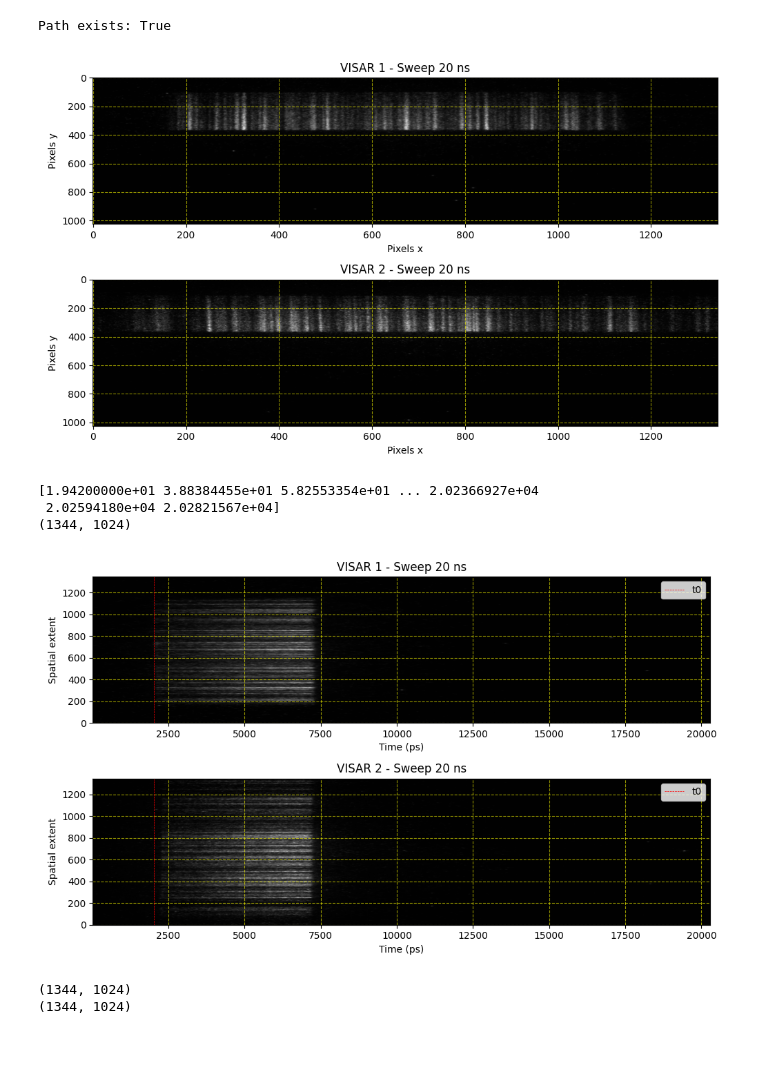
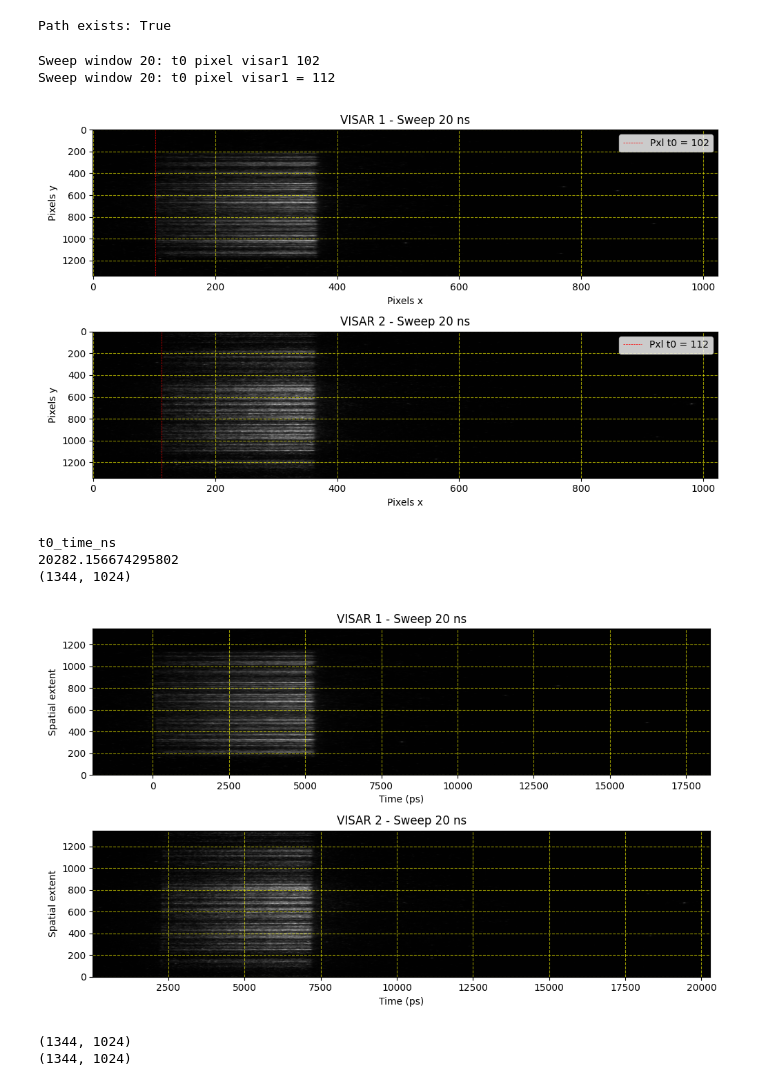
Before and after one commit to mila-fitzgerald/SACLA_RIXS_2025, a Jupyter notebook: visar_calibration.ipynb, the cells around one changed output. Saved outputs shown, nothing was run; the diff lists cells and outputs as text; code cells hidden in the pictures; blank space fills up the shorter version.

Commit message:
Updated VISAR calibration file
Corrected file with final VISAR timebase (including polynomial and t0)

```diff
--- a/visar_calibration.ipynb
+++ b/visar_calibration.ipynb
@@ -68,36 +68,54 @@ poly_coeffs = coefficients[selected_sweep]
 # Open the images
 image_pathV1 = os.path.join(visar1_folderpath_cal, f"v1_sync{selected_sweep}ns.tif")
 image_V1 = Image.open(image_pathV1)
 image_arrayV1 = np.array(image_V1)
 
-# image_arrayV1 = np.rot90(np.flip(image_arrayV1, (0,1)),3)
+image_arrayV1 = np.rot90(np.flip(image_arrayV1, (0,1)),3)
 
 ax[0].imshow(image_arrayV1, cmap='gray', aspect='auto')
 ax[0].set_xlabel("Pixels x")
 ax[0].set_ylabel("Pixels y")
 ax[0].set_title(f"VISAR 1 - Sweep {selected_sweep} ns")
 
+ny, nx = image_arrayV1.shape
+pixels = np.arange(nx)
+V1_t0_20ns = int(pixels[-1]*0.1)
+
+ax[0].axvline(x = V1_t0, color='red', linestyle='--', linewidth=0.5, label=f'Pxl t0 = {V1_t0}')
+print(f'Sweep window {selected_sweep}: t0 pixel visar1 {V1_t0}')
+
 # Add grid
 ax[0].grid(True, color='yellow', linestyle='--', alpha=0.6)
+ax[0].legend()
 
 image_pathV2 = os.path.join(visar2_folderpath_cal, f"v2__sync{selected_sweep}ns.tif")
 image_V2 = Image.open(image_pathV2)
 image_arrayV2 = np.array(image_V2)
 
-# image_arrayV2 = np.rot90(np.flip(image_arrayV2, (0,1)),3)
+image_arrayV2 = np.rot90(np.flip(image_arrayV2, (0,1)),3)
+
+ny, nx = image_arrayV2.shape
+pixels = np.arange(nx)
+V2_t0_20ns = int(pixels[-1]*0.11)
+
+ax[1].axvline(x = V2_t0, color='red', linestyle='--', linewidth=0.5, label=f'Pxl t0 = {V2_t0}')
+print(f'Sweep window {selected_sweep}: t0 pixel visar1 = {V2_t0}')
 
 ax[1].imshow(image_arrayV2, cmap='gray', aspect='auto')
 ax[1].set_xlabel("Pixels x")
 ax[1].set_ylabel("Pixels y")
 ax[1].set_title(f"VISAR 2 - Sweep {selected_sweep} ns")
 
 # Add grid
 ax[1].grid(True, color='yellow', linestyle='--', alpha=0.6)
+ax[1].legend()
 
 plt.tight_layout()
 plt.show()
 # %% [output]
+Sweep window 20: t0 pixel visar1 102
+Sweep window 20: t0 pixel visar1 = 112
-[figure, old version]
+[figure, new version]
 # %%
 # Calibration for different time windows
 
@@ -116,15 +134,19 @@ image_arrayV1 = np.array(image_V1)
 image_arrayV1 = np.rot90(np.flip(image_arrayV1, (0,1)),3)
 
 ny, nx = image_arrayV1.shape
-
 time_ns = pixel_to_time_axis(nx, poly_coeffs)
 
-print(time_ns)
-extent = [time_ns[0], time_ns[-1], 0, ny]
+t0_time_ns = pixel_to_time_axis(V1_t0_20ns + 1, poly_coeffs)[-1]
+print('t0_time_ns')
+
+print(time_ns[-1])
+
+time_ns_shifted = time_ns - t0_time_ns
+extent = [time_ns_shifted[0], time_ns_shifted[-1], 0, ny]
 
 ax[0].imshow(image_arrayV1, cmap='gray', aspect='auto', extent=extent)
 
-ax[0].axvline(x = time_ns[-1]*0.1, color='red', linestyle='--', linewidth=0.5, label='t0')
+# print(f't0 pixel visar1 {int(time_ns[-1]*0.1)}')
 
 ax[0].set_xlabel("Time (ps)")
 ax[0].set_ylabel("Spatial extent")
@@ -132,7 +154,7 @@ ax[0].set_title(f"VISAR 1 - Sweep {selected_sweep} ns")
 
 # Add grid
 ax[0].grid(True, color='yellow', linestyle='--', alpha=0.6)
-ax[0].legend()
+# ax[0].legend()
 
 image_pathV2 = os.path.join(visar2_folderpath_cal, f"v2__sync{selected_sweep}ns.tif")
 image_V2 = Image.open(image_pathV2)
@@ -149,7 +171,7 @@ extent = [time_ns[0], time_ns[-1], 0, ny]
 
 ax[1].imshow(image_arrayV2, cmap='gray', aspect='auto', extent=extent)
 
-ax[1].axvline(x = time_ns[-1]*0.1, color='red', linestyle='--', linewidth=0.5, label='t0')
+# print(f't0 pixel visar2 {int(time_ns[-1]*0.1)}')
 
 ax[1].set_xlabel("Time (ps)")
 ax[1].set_ylabel("Spatial extent")
@@ -158,14 +180,14 @@ ax[1].set_title(f"VISAR 2 - Sweep {selected_sweep} ns")
 # Add grid
 ax[1].grid(True, color='yellow', linestyle='--', alpha=0.6)
 
-ax[1].legend()
+# ax[1].legend()
 plt.tight_layout()
 plt.show()
 # %% [output]
-[1.94200000e+01 3.88384455e+01 5.82553354e+01 ... 2.02366927e+04
- 2.02594180e+04 2.02821567e+04]
+t0_time_ns
+20282.156674295802
 (1344, 1024)
-[figure, old version]
+[figure, new version]
 # %%
 # Calibration for different time windows
 
```
